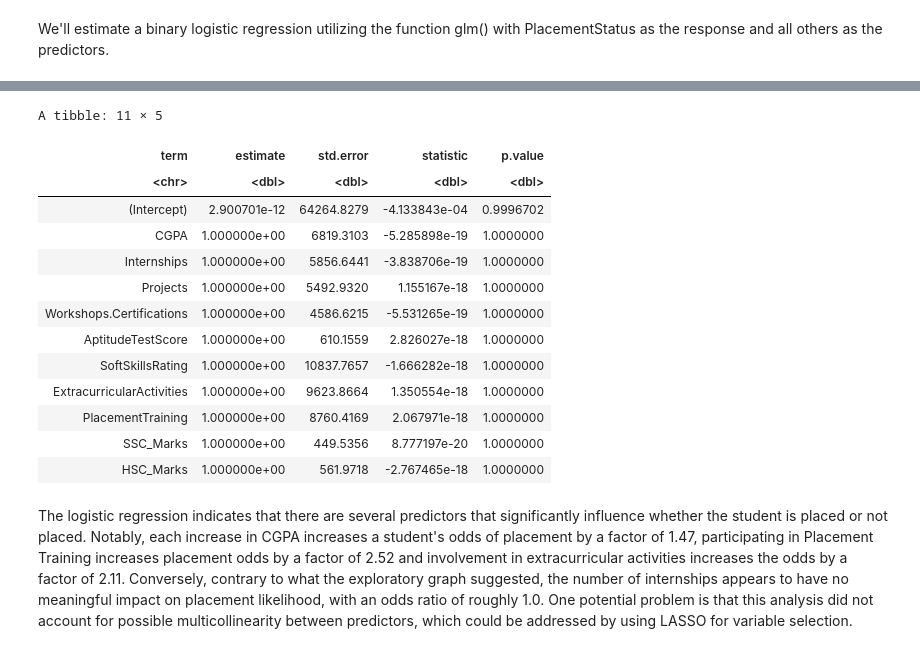
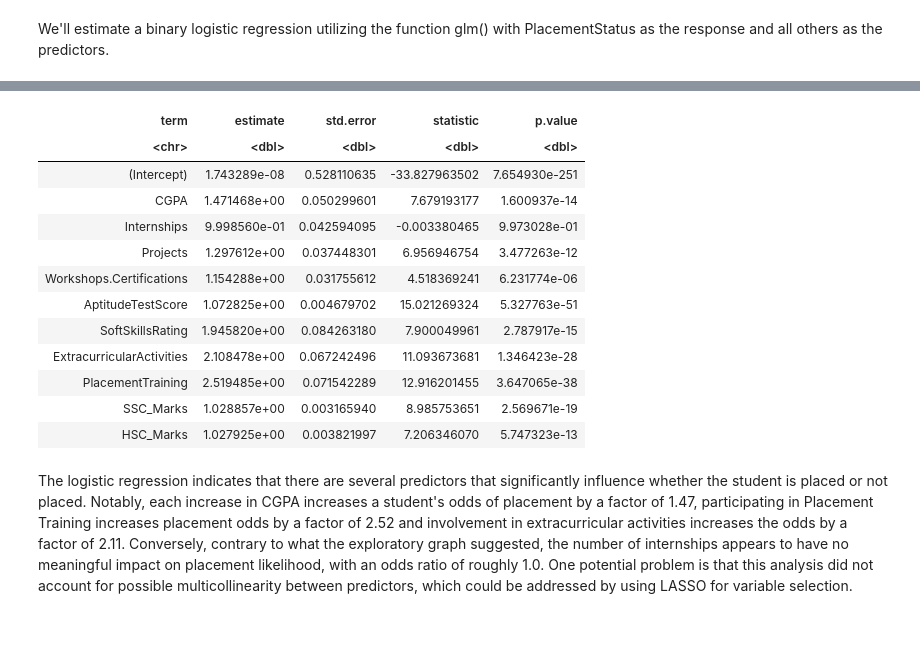
Before and after one commit to jeffiehu/STAT-301-Project, a Jupyter notebook: Project Proposal.ipynb, the cells around one changed output, grey strips where cells are left out. Saved outputs shown, nothing was run; the diff lists cells and outputs as text; code cells hidden in the pictures.

```diff
--- a/Project Proposal.ipynb
+++ b/Project Proposal.ipynb
@@ -68,11 +87,8 @@ This dataset contains information about the students' academic and training and
 
 While it may be hard to determine what vairables to drop at this stage, we can drop StudentID because it just a unique identifier for each student, meaning it has no predictive power or meaningful relationship with PlacementStatus. Removing it will prevent unnecessary noise in our analysis and improve model interpretability
 # %%
-placementData <- placementData |> dplyr::select(-StudentID) |>
-        mutate(ExtracurricularActivities = if_else(ExtracurricularActivities == "Yes", 1, 0),
-        PlacementTraining = if_else(PlacementTraining == "Yes", 1, 0),
-              PlacementStatus = if_else(PlacementStatus == "Placed", 1, 0))
-
+placementData <- placementData |>
+    dplyr::select(-StudentID)
 head(placementData)
 # %% [output]
 A data.frame: 6 × 11
@@ -187,9 +185,11 @@ $$
 Therefore, we will change PlacementStatus with values consisting of 1s and 0s.
 # %%
 
-placementDataB <- placementData %>%
-  mutate(PlacementStatus = if_else(PlacementStatus == "Placed", 1, 0))
-head(placementDataB)
+placementData <- placementData %>%
+        mutate(ExtracurricularActivities = if_else(ExtracurricularActivities == "Yes", 1, 0),
+        PlacementTraining = if_else(PlacementTraining == "Yes", 1, 0),
+        PlacementStatus = if_else(PlacementStatus == "Placed", 1, 0))
+head(placementData)
 # %% [output]
 A data.frame: 6 × 11
 |  | CGPA | Internships | Projects | Workshops.Certifications | AptitudeTestScore | SoftSkillsRating | ... |
@@ -203,7 +203,7 @@ A data.frame: 6 × 11
 # %% [markdown]
 We'll estimate a binary logistic regression utilizing the function glm() with PlacementStatus as the response and all others as the predictors.
 # %%
-placement_model <- tidy(glm(PlacementStatus~., data = placementDataB, family = binomial), exponentiate = TRUE)
+placement_model <- tidy(glm(PlacementStatus~., data = placementData, family = binomial), exponentiate = TRUE)
 #take the exponential of the coefficients, so we can talk in terms of odds instead of logits.
 
 
@@ -214,17 +213,16 @@ Warning message:
-A tibble: 11 × 5
 | term | estimate | std.error | statistic | p.value |
 | <chr> | <dbl> | <dbl> | <dbl> | <dbl> |
-| (Intercept) | 2.900701e-12 | 64264.8279 | -4.133843e-04 | 0.9996702 |
-| CGPA | 1.000000e+00 | 6819.3103 | -5.285898e-19 | 1.0000000 |
-| Internships | 1.000000e+00 | 5856.6441 | -3.838706e-19 | 1.0000000 |
-| Projects | 1.000000e+00 | 5492.9320 | 1.155167e-18 | 1.0000000 |
-| Workshops.Certifications | 1.000000e+00 | 4586.6215 | -5.531265e-19 | 1.0000000 |
-| AptitudeTestScore | 1.000000e+00 | 610.1559 | 2.826027e-18 | 1.0000000 |
-| SoftSkillsRating | 1.000000e+00 | 10837.7657 | -1.666282e-18 | 1.0000000 |
-| ExtracurricularActivities | 1.000000e+00 | 9623.8664 | 1.350554e-18 | 1.0000000 |
-| PlacementTraining | 1.000000e+00 | 8760.4169 | 2.067971e-18 | 1.0000000 |
-| SSC_Marks | 1.000000e+00 | 449.5356 | 8.777197e-20 | 1.0000000 |
-| HSC_Marks | 1.000000e+00 | 561.9718 | -2.767465e-18 | 1.0000000 |
+| (Intercept) | 1.743289e-08 | 0.528110635 | -33.827963502 | 7.654930e-251 |
+| CGPA | 1.471468e+00 | 0.050299601 | 7.679193177 | 1.600937e-14 |
+| Internships | 9.998560e-01 | 0.042594095 | -0.003380465 | 9.973028e-01 |
+| Projects | 1.297612e+00 | 0.037448301 | 6.956946754 | 3.477263e-12 |
+| Workshops.Certifications | 1.154288e+00 | 0.031755612 | 4.518369241 | 6.231774e-06 |
+| AptitudeTestScore | 1.072825e+00 | 0.004679702 | 15.021269324 | 5.327763e-51 |
+| SoftSkillsRating | 1.945820e+00 | 0.084263180 | 7.900049961 | 2.787917e-15 |
+| ExtracurricularActivities | 2.108478e+00 | 0.067242496 | 11.093673681 | 1.346423e-28 |
+| PlacementTraining | 2.519485e+00 | 0.071542289 | 12.916201455 | 3.647065e-38 |
+| SSC_Marks | 1.028857e+00 | 0.003165940 | 8.985753651 | 2.569671e-19 |
+| HSC_Marks | 1.027925e+00 | 0.003821997 | 7.206346070 | 5.747323e-13 |
 # %% [markdown]
 The logistic regression indicates that there are several predictors that significantly influence whether the student is placed or not placed. Notably, each increase in CGPA increases a student's odds of placement by a factor of 1.47, participating in Placement Training increases placement odds by a factor of 2.52 and involvement in extracurricular activities increases the odds by a factor of 2.11. Conversely, contrary to what the exploratory graph suggested, the number of internships appears to have no meaningful impact on placement likelihood, with an odds ratio of roughly 1.0. One potential problem is that this analysis did not account for possible multicollinearity between predictors, which could be addressed by using LASSO for variable selection.
 # %%
```
Also changed, not shown: parts of 5 cells of this notebook.
